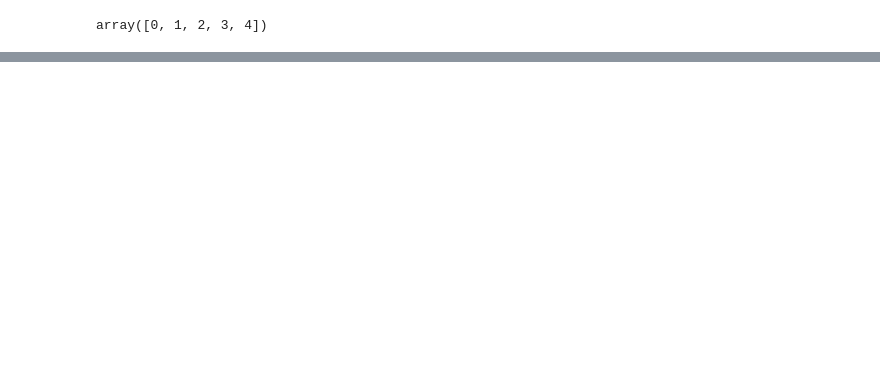
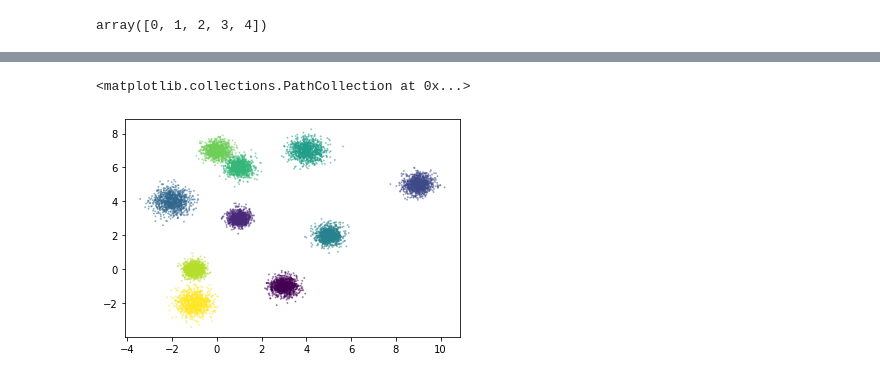
Before and after one commit to SubhoBasak/Learning_DataScience, a Jupyter notebook: 08_Unsupervised_learning/unsupervised_learning.ipynb, the cells around one changed output, grey strips where cells are left out. Cells and saved outputs as stored; diff of their text form; code cells hidden in the pictures; blank space fills up the shorter version.

```diff
--- a/08_Unsupervised_learning/unsupervised_learning.ipynb
+++ b/08_Unsupervised_learning/unsupervised_learning.ipynb
@@ -185,0 +209,22 @@ TypeError: only size-1 arrays can be converted to Python scalars
+# %%
+blob_centers = np.array([
+    [3, -1],
+    [1, 3],
+    [9, 5],
+    [-2, 4],
+    [5, 2],
+    [4, 7],
+    [1, 6],
+    [0, 7],
+    [-1, 0],
+    [-1, -2]
+])
+
+blob_std = np.array([0.3, 0.25, 0.33, 0.4, 0.3, 0.4, 0.3, 0.3, 0.25, 0.4])
+# %%
+X, y = make_blobs(n_samples = 10000, centers = blob_centers, cluster_std = blob_std)
+# %%
+plt.scatter(X[:, 0], X[:, 1], c = y, s = 1, alpha = 0.4)
+# %% [output]
+<matplotlib.collections.PathCollection at 0x...>
+[figure, added]
```
Also changed, not shown: parts of 19 cells of this notebook, 1 other file.
